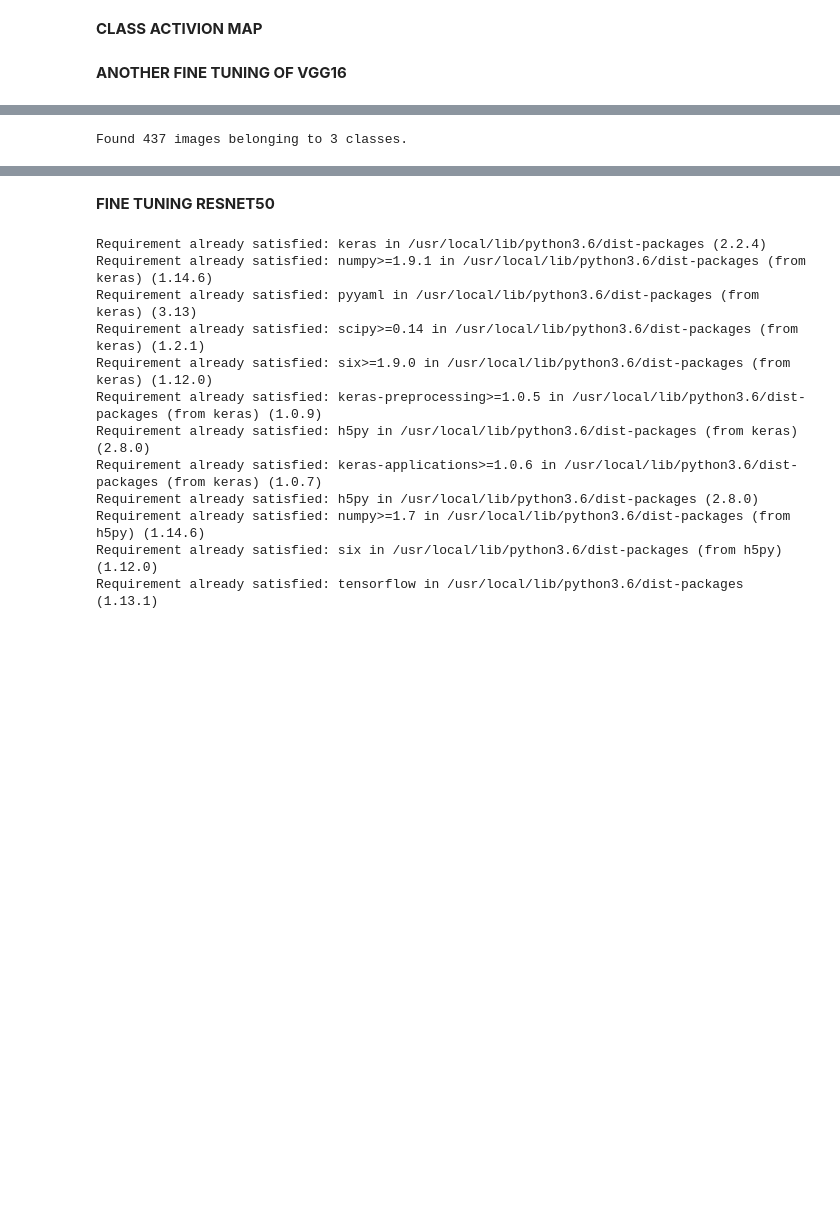
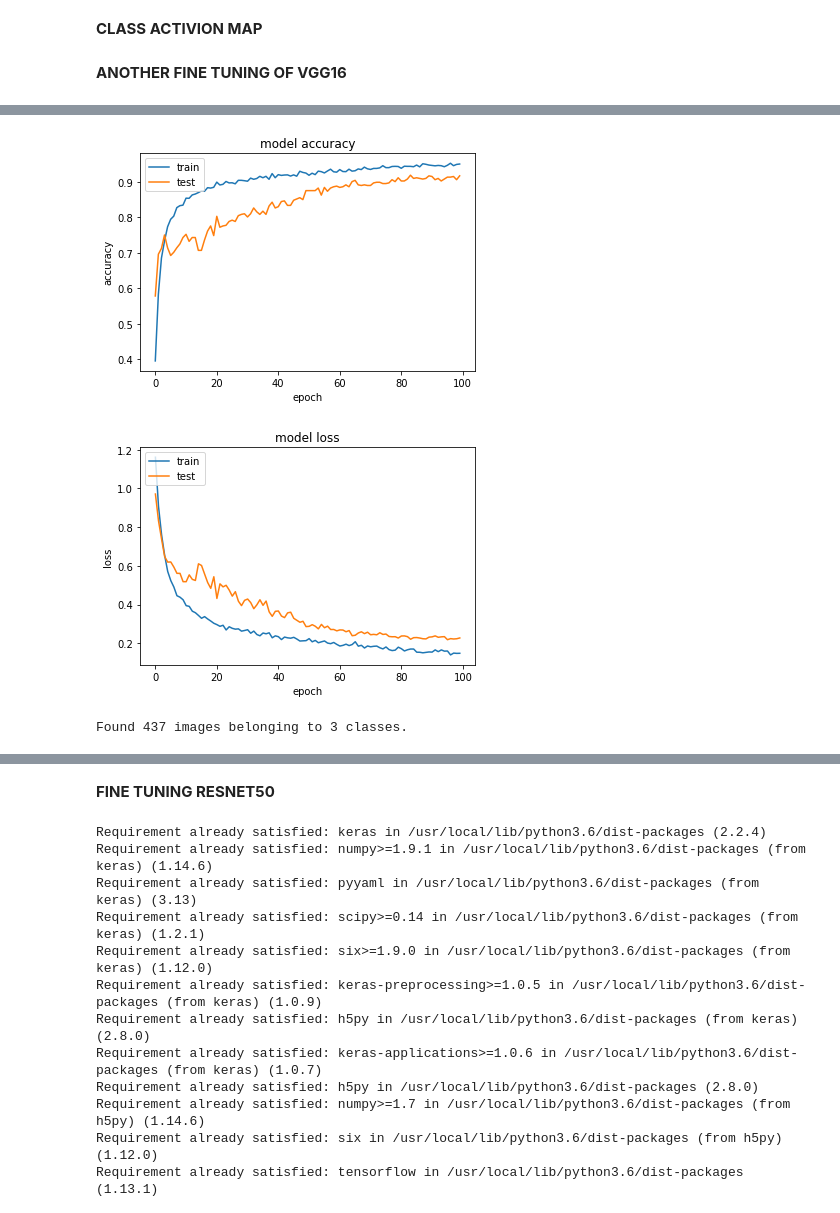
Before and after one commit to Marel88/Bioinfo_7_1, a Jupyter notebook: Bio_training.ipynb, the cells around one changed output, grey strips where cells are left out. Drawn from its saved outputs; the diff is of its cells as text; code cells hidden in the pictures; blank space fills up the shorter version.

```diff
--- a/Bio_training.ipynb
+++ b/Bio_training.ipynb
@@ -752,7 +752,7 @@ import matplotlib.pyplot as plt
 
 from keras.applications import VGG16
 #Load the VGG model
-vgg16_model = VGG16(weights='imagenet', include_top=False, input_shape=(224, 224, 3))
+vgg16_model = VGG16(weights='imagenet', include_top=False, input_shape=(64, 64, 3))
 
 # Freeze the layers except the last 4 layers
 for layer in vgg16_model.layers[:-4]:
@@ -919,15 +951,19 @@ Epoch 100/100
 # %%
-from keras.models import load_model
-newVGG16 = load_model('/content/gdrive/My Drive/Bioinformatica/newVGG16.h5')
+#from keras.models import load_model
+#newVGG16 = load_model('/content/gdrive/My Drive/Bioinformatica/newVGG16.h5')
+
+printGraph(history)
 
 generator = ImageDataGenerator().flow_from_directory(
         '/content/gdrive/My Drive/Bioinformatica/Organized dataset/Test/Patches',
-        target_size=(224, 224),
-        batch_size=100)
+        target_size=(64, 64),
+        batch_size=437, class_mode='categorical', classes=['Benign', 'Healthy', 'Cancer'])
 
 probabilities = newVGG16_model.predict_generator(generator, 1)
 #probabilities = np.argmax(probabilities, axis=-1) #multiple categories
 # %% [output]
+[figure, added]
+[figure, added]
 Found 437 images belonging to 3 classes.
 # %%
 def plot_confusion_matrix(cm,classes,normalize=False,title='Confusion matrix', cmap=plt.cm.Blues):
```
Also changed, not shown: parts of 5 cells of this notebook.
